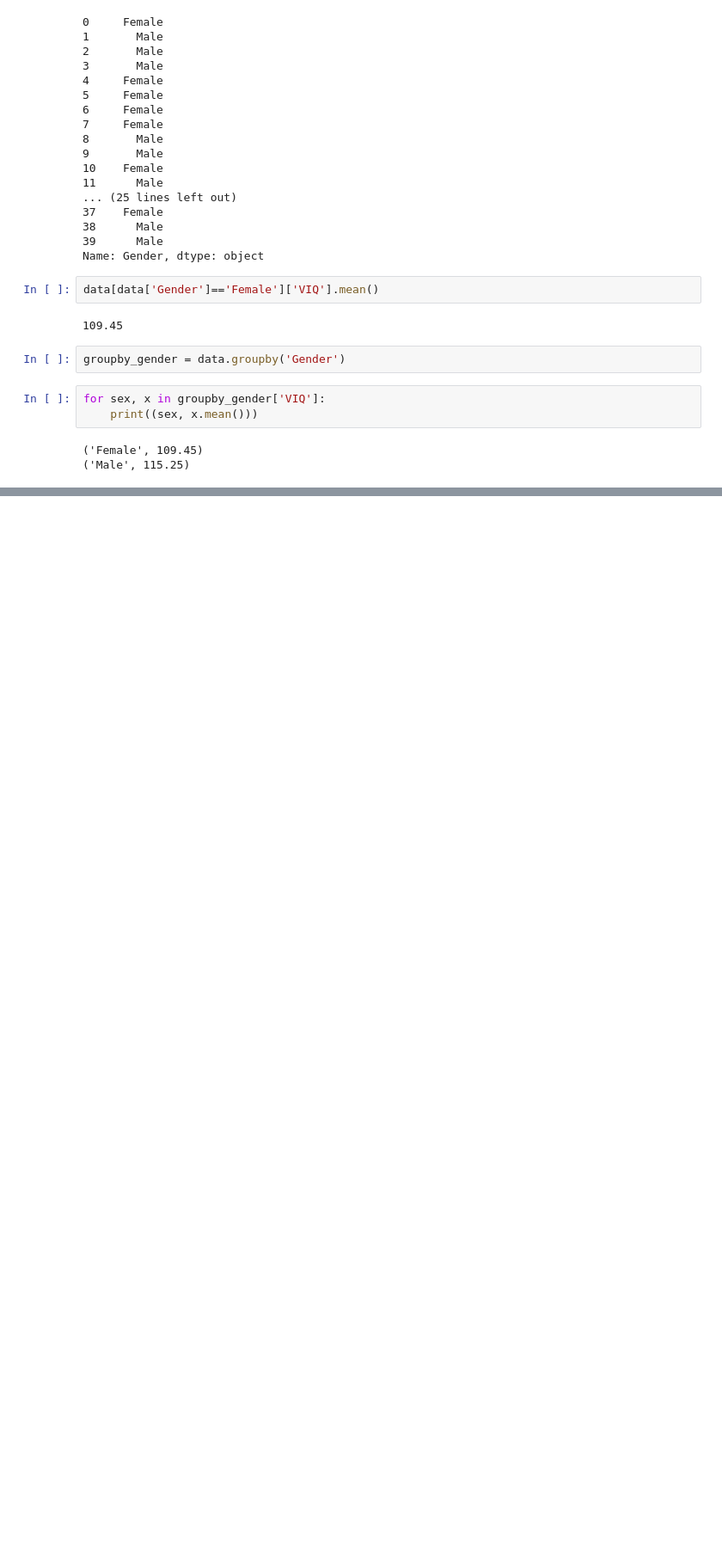
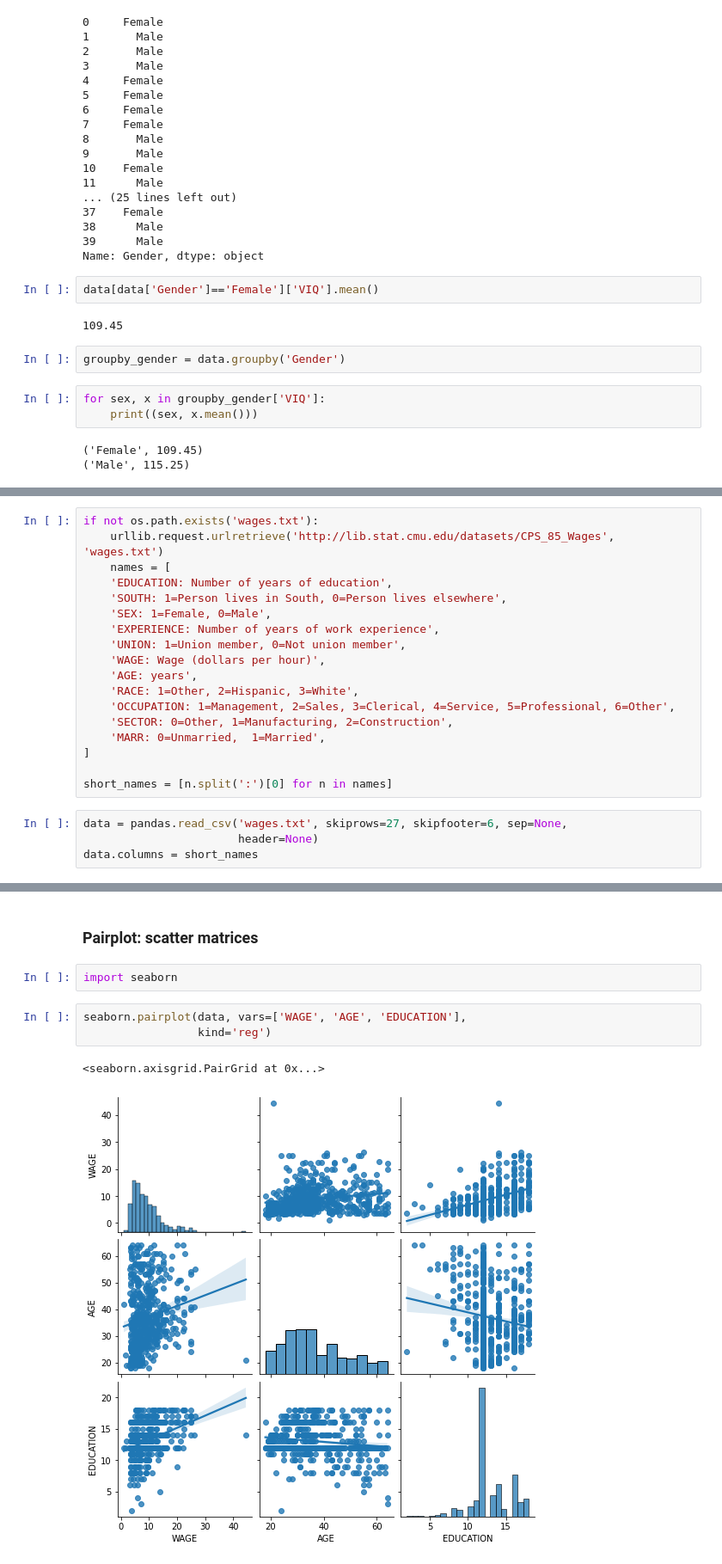
Before and after one commit to sungjyoo/py4_statistics, a Jupyter notebook: Python_stat.ipynb, the cells around one changed output, grey strips where cells are left out. Shown: that part at 86% size. Drawn from its saved outputs; the diff is of its cells as text; blank space fills up the shorter version.

```diff
--- a/Python_stat.ipynb
+++ b/Python_stat.ipynb
@@ -97,0 +355,22 @@ groupby_gender.mean()
+# %%
+if not os.path.exists('wages.txt'):
+    urllib.request.urlretrieve('http://lib.stat.cmu.edu/datasets/CPS_85_Wages', 'wages.txt')
+    names = [
+    'EDUCATION: Number of years of education',
+    'SOUTH: 1=Person lives in South, 0=Person lives elsewhere',
+    'SEX: 1=Female, 0=Male',
+    'EXPERIENCE: Number of years of work experience',
+    'UNION: 1=Union member, 0=Not union member',
+    'WAGE: Wage (dollars per hour)',
+    'AGE: years',
+    'RACE: 1=Other, 2=Hispanic, 3=White',
+    'OCCUPATION: 1=Management, 2=Sales, 3=Clerical, 4=Service, 5=Professional, 6=Other',
+    'SECTOR: 0=Other, 1=Manufacturing, 2=Construction',
+    'MARR: 0=Unmarried,  1=Married',
+]
+
+short_names = [n.split(':')[0] for n in names]
+# %%
+data = pandas.read_csv('wages.txt', skiprows=27, skipfooter=6, sep=None,
+                       header=None)
+data.columns = short_names
@@ -97,0 +397,10 @@ groupby_gender.mean()
+# %% [markdown]
+### Pairplot: scatter matrices
+# %%
+import seaborn
+# %%
+seaborn.pairplot(data, vars=['WAGE', 'AGE', 'EDUCATION'],
+                 kind='reg')
+# %% [output]
+<seaborn.axisgrid.PairGrid at 0x...>
+[figure, added]
```
Also changed, not shown: parts of 54 cells of this notebook.
